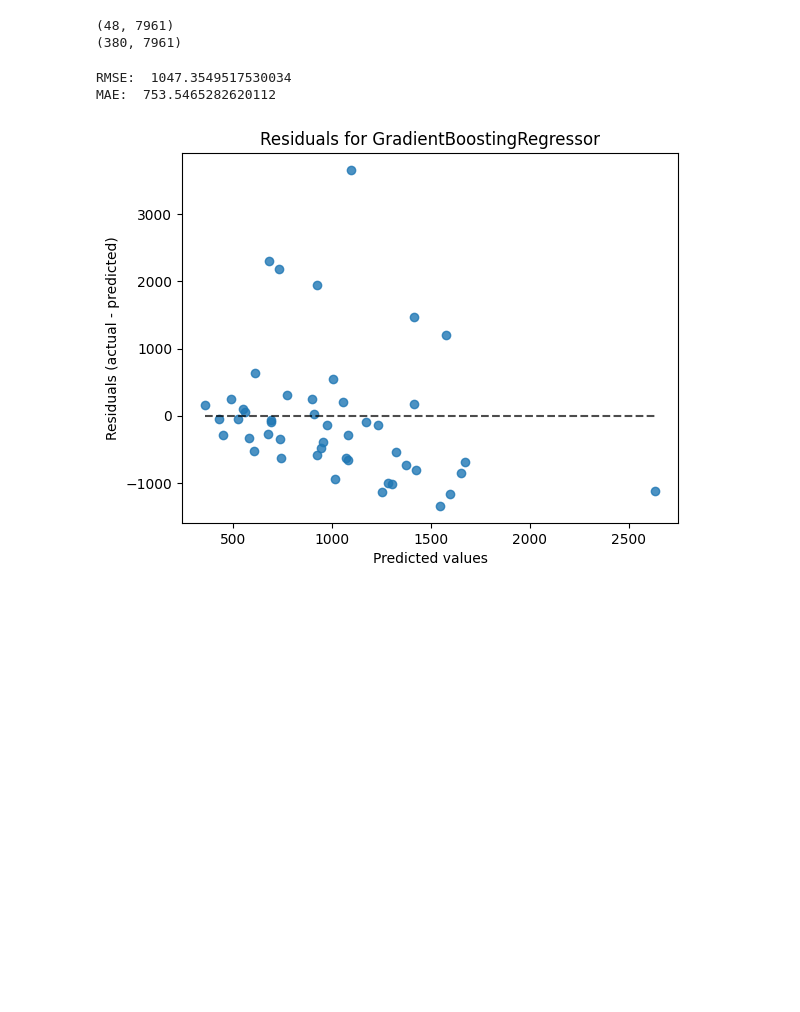
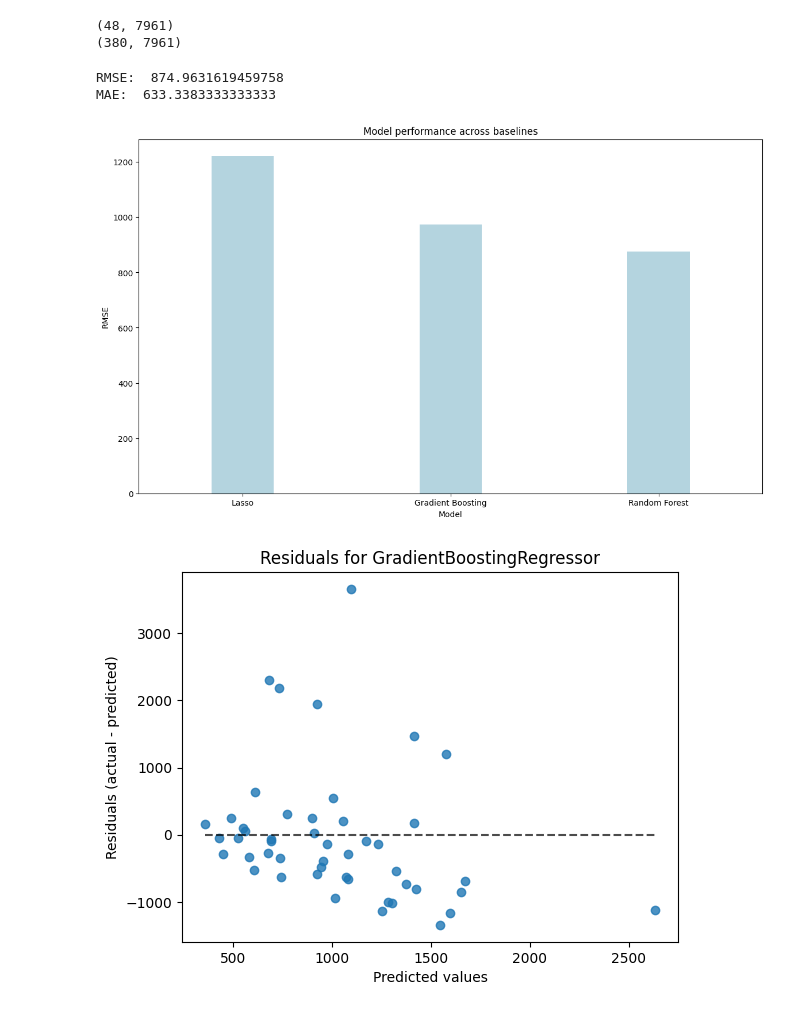
Before and after one commit to SppEric/sweem, a Jupyter notebook: baseline.ipynb, the cells around one changed output. Cells and saved outputs as stored; diff of their text form; code cells hidden in the pictures; blank space fills up the shorter version.

Commit message:
created baseline plot

```diff
--- a/baseline.ipynb
+++ b/baseline.ipynb
@@ -29,20 +37,13 @@ train_features, val_features, train_labels, val_labels = train_test_split(
 
 test_features, test_labels = test_data.iloc[:, :-3], test_data.iloc[:, -2]
 # %%
-from sklearn.ensemble import RandomForestRegressor
-from sklearn.linear_model import LogisticRegression
-from sklearn.ensemble import GradientBoostingRegressor
+model = RandomForestRegressor()
 
-model = GradientBoostingRegressor()
-
-# GradientBoostingRegressor()
-# LogisticRegression()
-# Lasso()
 clf = make_pipeline(StandardScaler(), model)
 
-clf.fit(train_features[scna_train], train_labels)
+clf.fit(train_features, train_labels)
 
-y_pred = clf.predict(test_features[scna_train])
+y_pred = clf.predict(test_features)
 
 def c_index(Prediction, Time_survival, Death, Time):
     '''
@@ -89,9 +90,17 @@ print("MAE: ", mae)
 # RMSE:  1221.1997312374897
 # MAE:  862.082235831566
 
+# ElasticNet
+# RMSE:  1040.882723328859
+# MAE:  803.6466015823402
+
 # Gradient Boosting
-# RMSE:  977.7567849044095
-# MAE:  684.384925941457
+# RMSE:  973.7958962915109
+# MAE:  676.666839893259
+
+# Random Forest
+# RMSE:  874.9631619459758
+# MAE:  633.3383333333333
 
 # Methylation
 # RMSE:  977.7600004566161
@@ -109,5 +118,5 @@ print("MAE: ", mae)
 # RMSE:  1047.3549517530034
 # MAE:  753.5465282620112
 # %% [output]
-RMSE:  1047.3549517530034
-MAE:  753.5465282620112
+RMSE:  874.9631619459758
+MAE:  633.3383333333333
@@ -116,3 +128,14 @@ MAE:  753.5465282620112
+# %%
+# Test out random noise
+plt.figure(figsize=(14, 8))
+sns.barplot(x=["Lasso", "Gradient Boosting", "Random Forest"], y=[1221.1997312374897, 973.7958962915109, 874.9631619459758],color="lightblue", width=0.3)
+plt.xlabel('Model')
+plt.ylabel('RMSE')
+plt.title('Model performance across baselines')
+plt.rcParams['savefig.dpi']=300
+plt.savefig("baselines.png")
+# %% [output]
+[figure, added]
 # %%
 from sklearn.metrics import PredictionErrorDisplay
 display = PredictionErrorDisplay(y_true = test_labels, y_pred=y_pred)
```
Also changed, not shown: parts of 3 cells of this notebook, 1 other file.
